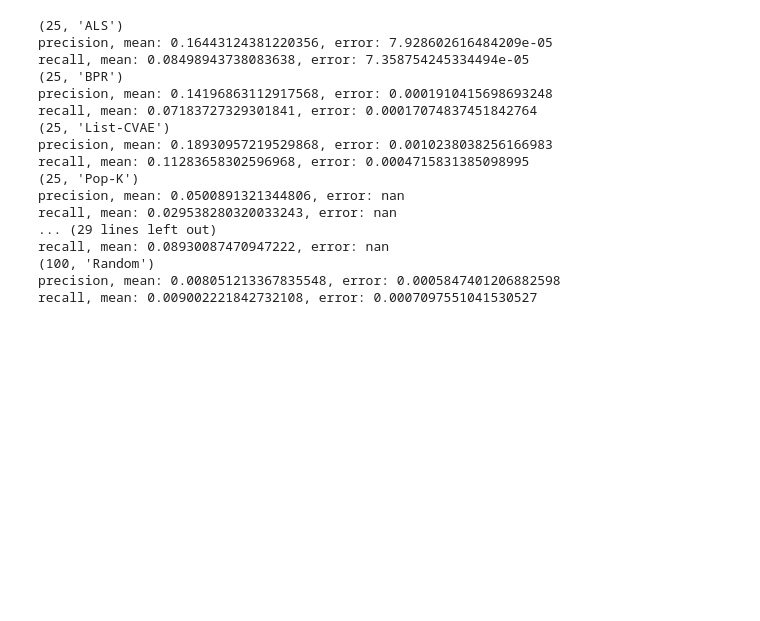
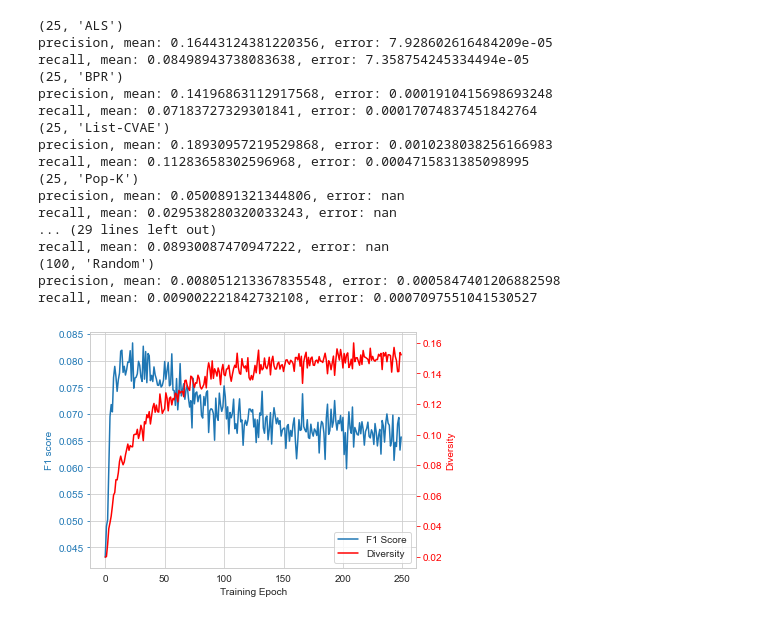
Before and after one commit to dferendo/RecommendationSystem, a Jupyter notebook: plots/slate_plot.ipynb, the cells around one changed output. Saved outputs shown, nothing was run; the diff lists cells and outputs as text; code cells hidden in the pictures; blank space fills up the shorter version.

Commit message:
Added plots

```diff
--- a/plots/slate_plot.ipynb
+++ b/plots/slate_plot.ipynb
@@ -87,3 +87,29 @@ recall, mean: 0.08930087470947222, error: nan
 (100, 'Random')
 precision, mean: 0.008051213367835548, error: 0.0005847401206882598
 recall, mean: 0.009002221842732108, error: 0.0007097551041530527
+# %%
+df_large_summary = pd.read_csv('../listcvae-250_epochs/result_outputs/summary.csv')
+
+df_large_summary.columns = ['loss', 'precision', 'hr', 'F1 Score', 'Diversity', 'Training Epoch']
+
+ax = df_large_summary.plot(x="Training Epoch", y="F1 Score", legend=False)
+ax2 = ax.twinx()
+df_large_summary.plot(x="Training Epoch", y="Diversity", ax=ax2, legend=False, color="r")
+ax2.grid(None)
+
+ax.set_ylabel("F1 score", color=ax.get_lines()[-1].get_color())
+ax2.set_ylabel("Diversity", color=ax2.get_lines()[-1].get_color())
+
+ax.tick_params(axis='y', colors=ax.get_lines()[-1].get_color())
+ax2.tick_params(axis='y', colors=ax2.get_lines()[-1].get_color())
+
+# ask matplotlib for the plotted objects and their labels
+lines, labels = ax.get_legend_handles_labels()
+lines2, labels2 = ax2.get_legend_handles_labels()
+ax2.legend(lines + lines2, labels + labels2, loc='lower right')
+
+fig = ax.get_figure()
+fig.tight_layout()
+fig.savefig("training_large_epoch.pdf")
+# %% [output]
+[figure, added]
```
Also changed, not shown: parts of 1 cell of this notebook, 6 other files.
